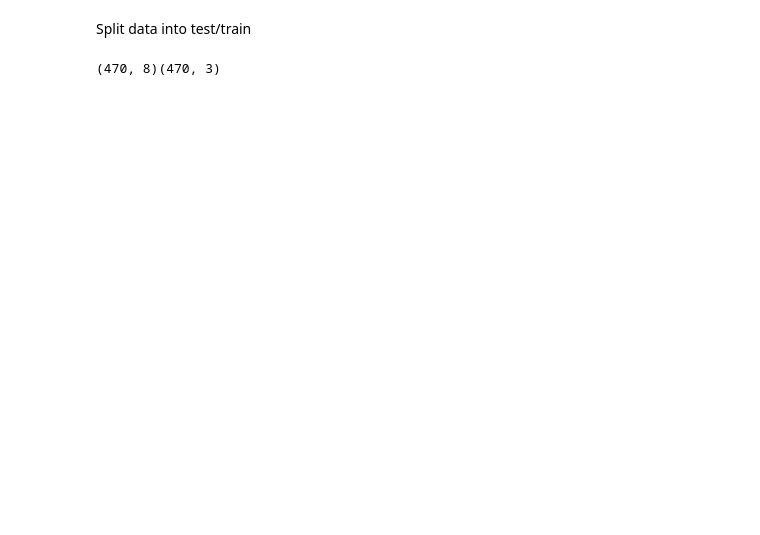
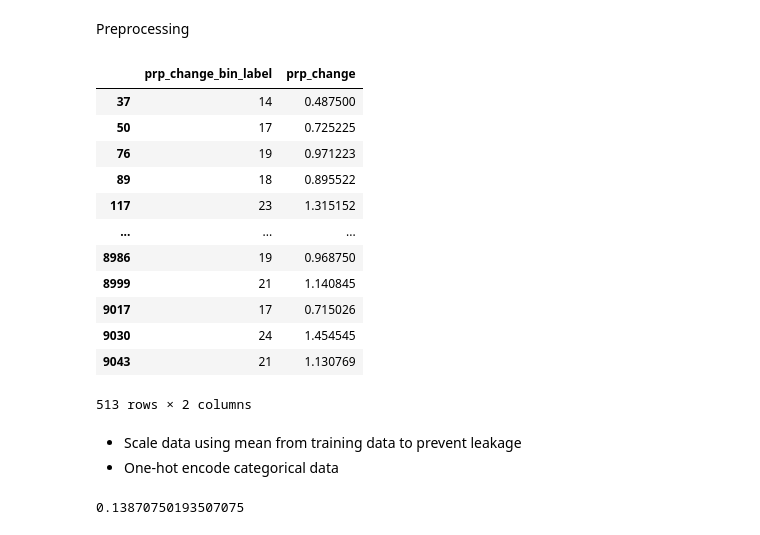
Before and after one commit to ajbarrows/tcors_ub, a Jupyter notebook: src/notebooks/tcors_analysis.ipynb, the cells around one changed output. Drawn from its saved outputs; the diff is of its cells as text; code cells hidden in the pictures; blank space fills up the shorter version.

```diff
--- a/src/notebooks/tcors_analysis.ipynb
+++ b/src/notebooks/tcors_analysis.ipynb
@@ -29,2 +28,0 @@ df.head()
-# %% [markdown]
-Split data into test/train
@@ -34,4 +29,68 @@ X_train, X_test, y_train, y_test = make_training_split(df, targets, random_state
-# %%
-print(str(X_train.shape) + str(y_train.shape))
-# %% [output]
-(470, 8)(470, 3)
+# %% [markdown]
+Preprocessing
+# %%
+cat_targets = ['prp_change_bin_label']
+num_targets = ['prp_change']
+cat_predictors = ['project', 'site', 'dose', 'screen_sex']
+num_predictors = ['screen_age', 'carmine_nicotine']
+
+X = df[cat_predictors + num_predictors]
+y = df[cat_targets + num_targets]
+# %% [output]
+|  | prp_change_bin_label | prp_change |
+| 37 | 14 | 0.487500 |
+| 50 | 17 | 0.725225 |
+| 76 | 19 | 0.971223 |
+| 89 | 18 | 0.895522 |
+| 117 | 23 | 1.315152 |
+| ... | ... | ... |
+| 8986 | 19 | 0.968750 |
+| 8999 | 21 | 1.140845 |
+| 9017 | 17 | 0.715026 |
+| 9030 | 24 | 1.454545 |
+| 9043 | 21 | 1.130769 |
+513 rows × 2 columns
+# %% [markdown]
+* Scale data using mean from training data to prevent leakage
+* One-hot encode categorical data
+# %%
+from sklearn.preprocessing import OneHotEncoder, StandardScaler
+from sklearn.compose import ColumnTransformer
+from sklearn.pipeline import Pipeline
+from sklearn.linear_model import LinearRegression
+from sklearn.model_selection import train_test_split
+from sklearn.model_selection import cross_val_score
+from sklearn import set_config
+from collections import namedtuple
+
+def fit_linear(num_predictors: list, cat_predictors: list, random_state=42):
+
+    scaler = StandardScaler()
+    encoder = OneHotEncoder(sparse=False)
+
+
+    preprocessor = ColumnTransformer(
+        transformers = [
+            ("num", scaler, num_predictors),
+            ("cat", encoder, cat_predictors)
+        ]
+    )
+
+    reg = Pipeline(
+        steps = [("preprocessor", preprocessor), ("regression", LinearRegression())]
+    )
+
+    X_train, X_test, y_train, y_test = train_test_split(X, y['prp_change'], test_size=0.2, random_state=random_state)
+
+    # estimate training performance
+    cv_scores = cross_val_score(reg, X_train, y_train, cv = 5)
+
+    # assess test set performance fit to all training data
+    reg.fit(X_train, y_train)
+    test_score = reg.score(X_test, y_test)
+
+    summary = namedtuple("summary", ["cv_scores", "test_score"])
+
+    return summary(cv_scores, test_score)
+# %% [output]
+0.13870750193507075
```
Also changed, not shown: parts of 7 cells of this notebook, 4 other files.
